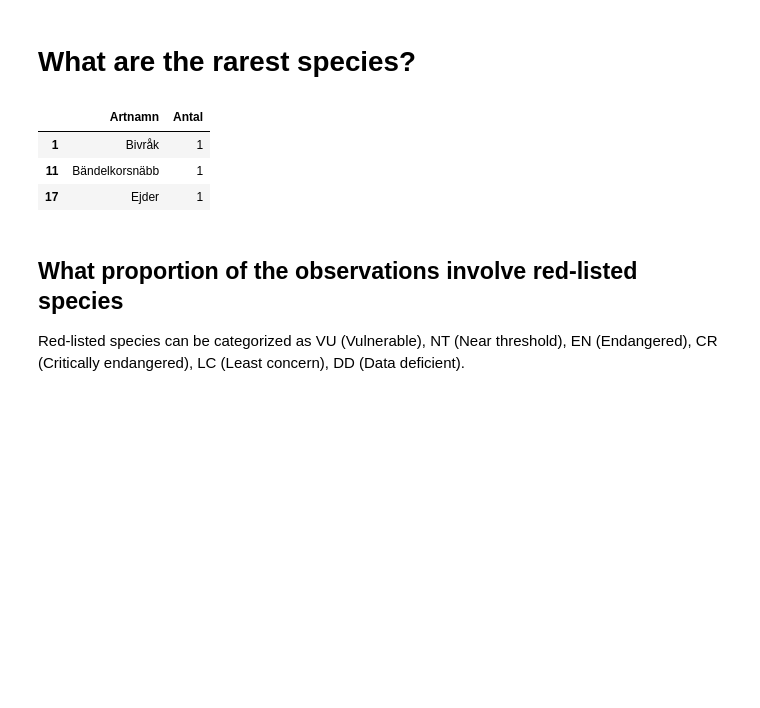
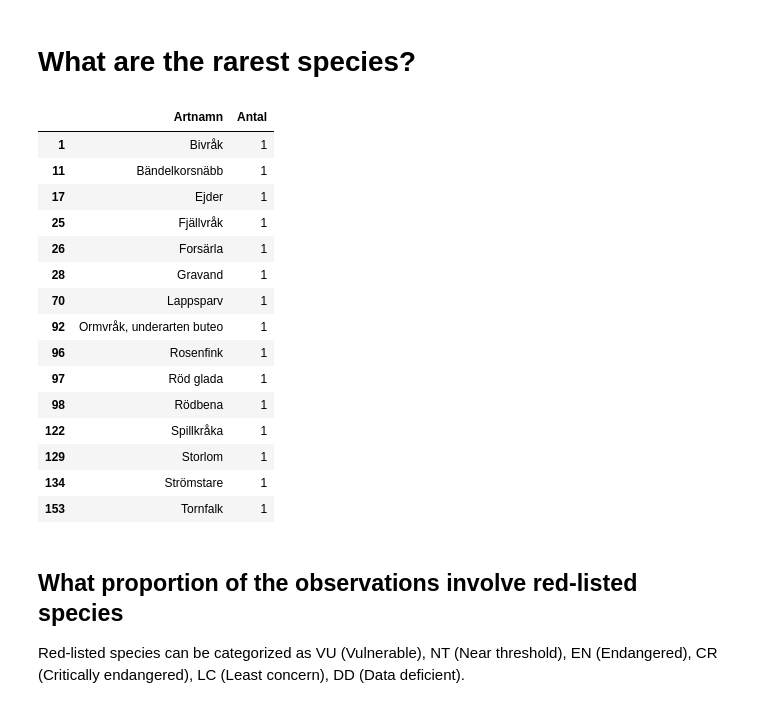
Before and after one commit to MrHEFF/su-mt4007, a Jupyter notebook: HW3/HW3.ipynb, the cells around one changed output. Saved outputs shown, nothing was run; the diff lists cells and outputs as text; code cells hidden in the pictures; blank space fills up the shorter version.

```diff
--- a/HW3/HW3.ipynb
+++ b/HW3/HW3.ipynb
@@ -181,13 +193,25 @@ See the caveats in the documentation: https://pandas.pydata.org/pandas-docs/stab
 # %% [markdown]
 # What are the rarest species?
 # %%
-most_prevalent_species_sorted_reverse = total_observations.nsmallest(3,"Antal")
+most_prevalent_species_sorted_reverse = total_observations.nsmallest(15,"Antal")
 most_prevalent_species_sorted_reverse
 # %% [output]
 |  | Artnamn | Antal |
 | 1 | Bivråk | 1 |
 | 11 | Bändelkorsnäbb | 1 |
 | 17 | Ejder | 1 |
+| 25 | Fjällvråk | 1 |
+| 26 | Forsärla | 1 |
+| 28 | Gravand | 1 |
+| 70 | Lappsparv | 1 |
+| 92 | Ormvråk, underarten buteo | 1 |
+| 96 | Rosenfink | 1 |
+| 97 | Röd glada | 1 |
+| 98 | Rödbena | 1 |
+| 122 | Spillkråka | 1 |
+| 129 | Storlom | 1 |
+| 134 | Strömstare | 1 |
+| 153 | Tornfalk | 1 |
 # %% [markdown]
 ## What proportion of the observations involve red-listed species
 Red-listed species can be categorized as VU (Vulnerable), NT (Near threshold), EN (Endangered), CR (Critically endangered), LC (Least concern), DD (Data deficient).
```
Also changed, not shown: parts of 8 cells of this notebook, 1 other file.
